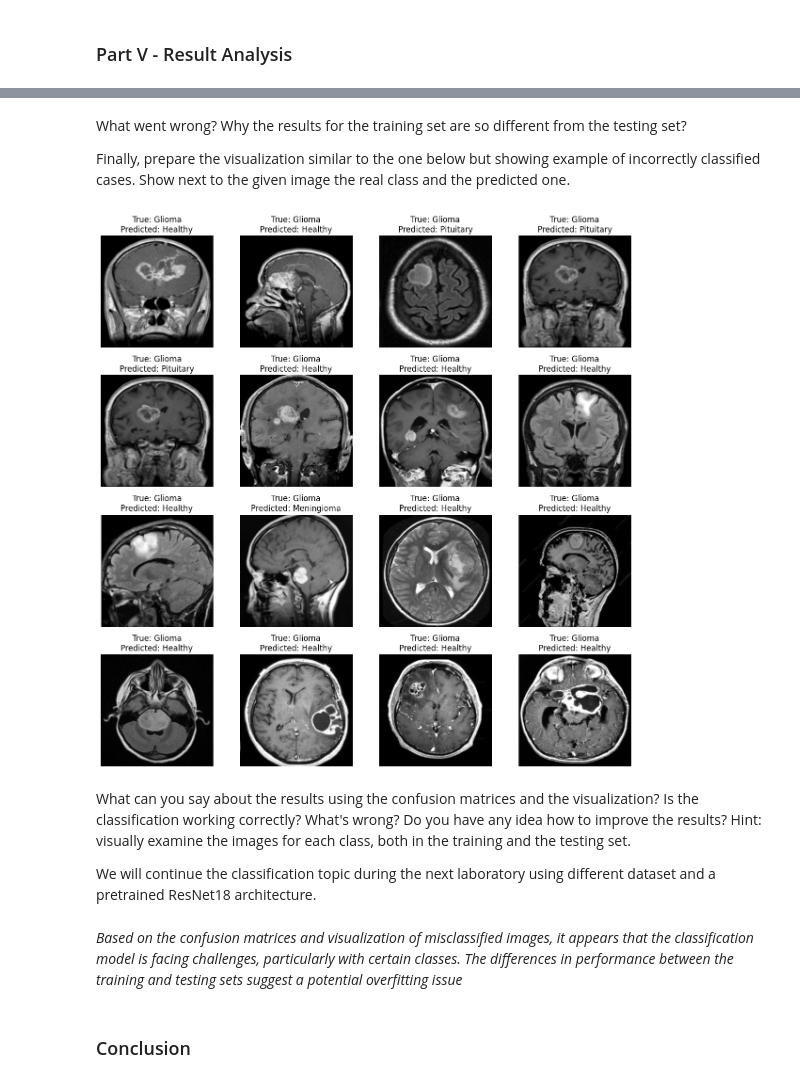
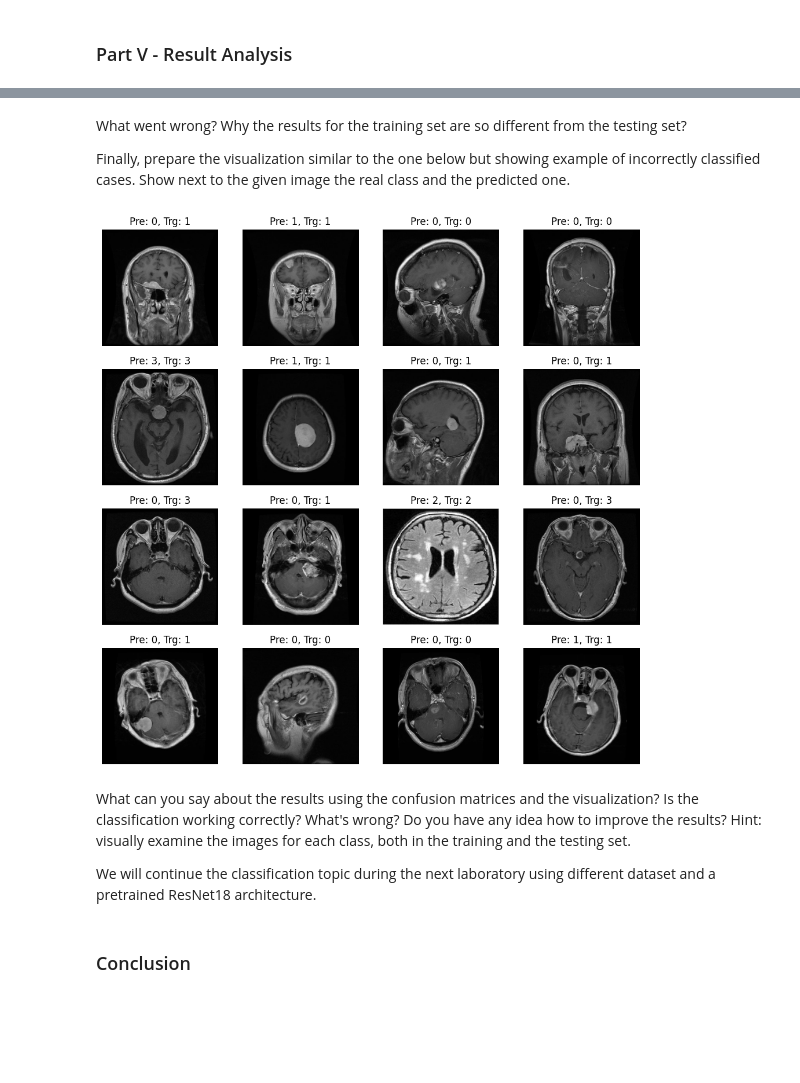
Before and after one commit to Mateleo/EmbeddedAI, a Jupyter notebook: Medical/Lab4_ToComplete.ipynb, the cells around one changed output, grey strips where cells are left out. Drawn from its saved outputs; the diff is of its cells as text; code cells hidden in the pictures; blank space fills up the shorter version.

```diff
--- a/Medical/Lab4_ToComplete.ipynb
+++ b/Medical/Lab4_ToComplete.ipynb
@@ -757,56 +677,39 @@ weighted avg       0.68      0.50      0.44      2870
 # %% [markdown]
 What went wrong? Why the results for the training set are so different from the testing set?
 
-Finally, prepare the visualization similar to the one below but showing example of incorrectly classified cases. Show
-next to the given image the real class and the predicted one.
+Finally, prepare the visualization similar to the one below but showing example of incorrectly classified cases. Show next to the given image the real class and the predicted one.
-# %%
-# Function to display images with true and predicted labels
-def visualize_misclassifications(model, dataloader, target_names, max_images=16):
-    model.eval()
-    misclassified_images = []
-    misclassified_labels = []
-    true_labels = []
-
-    with torch.no_grad():
-        for images, classes in dataloader:
-            images, classes = images.to(device), classes.to(device)
-
-            outputs = model(images)
-            _, predicted = torch.max(outputs, 1)
-
-            misclassified_mask = (predicted != classes).cpu().numpy()
-            misclassified_images.extend(images[misclassified_mask].cpu().numpy())
-            misclassified_labels.extend(predicted[misclassified_mask].cpu().numpy())
-            true_labels.extend(classes[misclassified_mask].cpu().numpy())
-
-            if len(misclassified_images) >= max_images:
-                break
-
-    # Display the misclassified images
-    plt.figure(figsize=(12, 12))
-    for i in range(16):
-        plt.subplot(4, 4, i + 1)
-        image = misclassified_images[i]  # Assuming no normalization applied
-        plt.imshow(np.transpose(image, (1, 2, 0)), cmap='gray')
-        plt.title(f"True: {target_names[true_labels[i]]}\nPredicted: {target_names[misclassified_labels[i]]}")
-        plt.axis('off')
-
-    plt.tight_layout()
-    plt.show()
-
-# Call the visualization function
-visualize_misclassifications(model, testing_dataloader, target_names)
-# %% [output]
-[figure, removed]
+# %%
+def plot_images(images, predictions, targets, class_names, num_rows=4, num_cols=4):
+
+    images = images.cpu().numpy()
+    predictions = np.array(predictions)
+    targets = targets.cpu().numpy()
+
+
+    plt.figure(figsize=(12, 12))
+    for i in range(min(num_rows * num_cols, images.shape[0])):
+        plt.subplot(num_rows, num_cols, i + 1)
+        plt.imshow(np.squeeze(images[i]), cmap='gray')
+        plt.title(f'Pre: {predictions[i]}, Trg: {targets[i]}')
+        plt.axis('off')
+
+    plt.show()
+
+
+
+for images, targets in training_dataloader:
+    images, targets = images.to(device), targets.to(device)
+    predictions = model(images).argmax(dim=1).cpu().numpy()
+
+
+    plot_images(images, predictions, targets, target_names, num_rows=4, num_cols=4)
+    break
+# %% [output]
+[figure, added]
 # %% [markdown]
-What can you say about the results using the confusion matrices and the visualization? Is the classification working
-correctly? What's wrong? Do you have any idea how to improve the results? Hint: visually examine the images for each
-class, both in the training and the testing set.
+What can you say about the results using the confusion matrices and the visualization? Is the classification working correctly? What's wrong? Do you have any idea how to improve the results? Hint: visually examine the images for each class, both in the training and the testing set.
 
-We will continue the classification topic during the next laboratory using different dataset and a pretrained ResNet18
-architecture.
+We will continue the classification topic during the next laboratory using different dataset and a pretrained ResNet18 architecture.
-# %% [markdown]
-_Based on the confusion matrices and visualization of misclassified images, it appears that the classification model is facing challenges, particularly with certain classes. The differences in performance between the training and testing sets suggest a potential overfitting issue_
 # %% [markdown]
 ### Conclusion
 # %% [markdown]
```
Also changed, not shown: parts of 40 cells of this notebook, 4 other files.
